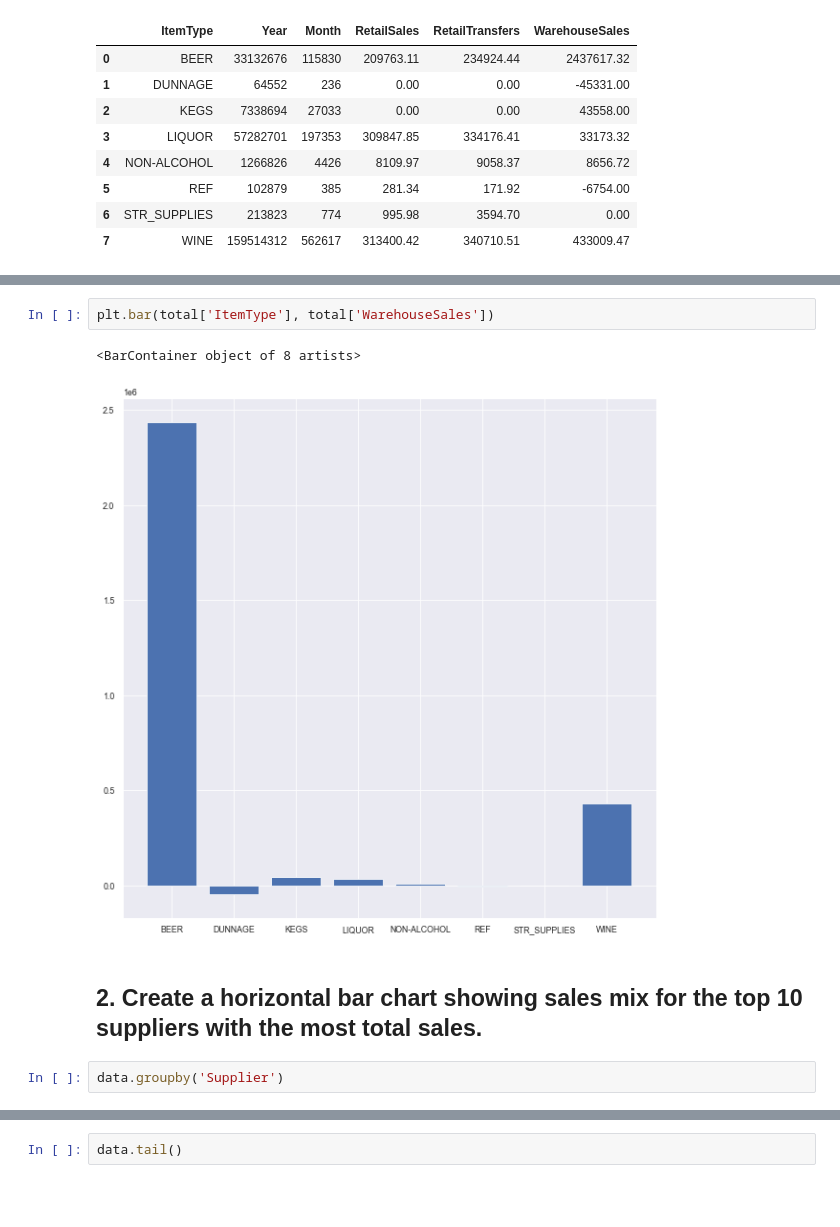
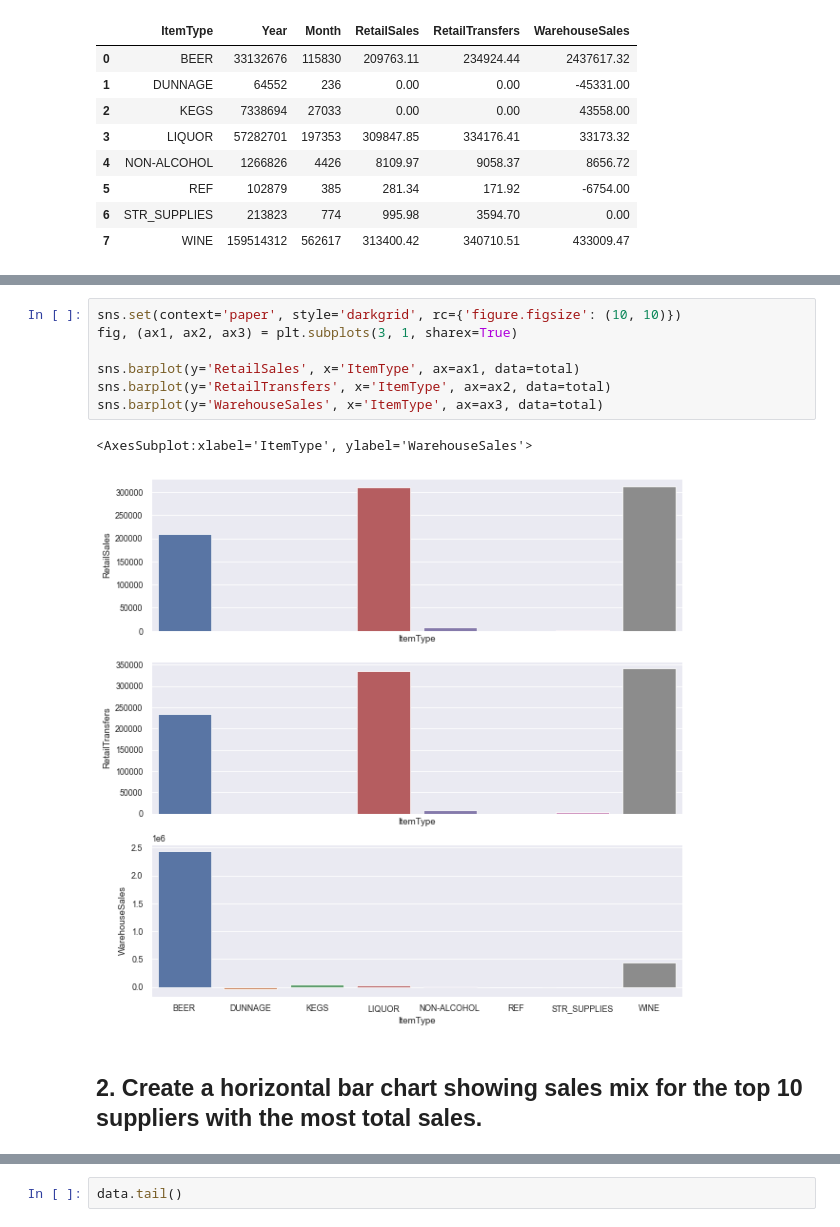
Before and after one commit to Data-FT-MX/lab-plotting-multiple-data-series, a Jupyter notebook: your-code/main.ipynb, the cells around one changed output, grey strips where cells are left out. Cells and saved outputs as stored; diff of their text form; blank space fills up the shorter version.

```diff
--- a/your-code/main.ipynb
+++ b/your-code/main.ipynb
@@ -61,9 +44,12 @@ plt.bar(total['ItemType'], total['RetailTransfers'])
-# %%
-plt.bar(total['ItemType'], total['WarehouseSales'])
-# %% [output]
-<BarContainer object of 8 artists>
-[figure, removed]
+# %%
+sns.set(context='paper', style='darkgrid', rc={'figure.figsize': (10, 10)})
+fig, (ax1, ax2, ax3) = plt.subplots(3, 1, sharex=True)
+
+sns.barplot(y='RetailSales', x='ItemType', ax=ax1, data=total)
+sns.barplot(y='RetailTransfers', x='ItemType', ax=ax2, data=total)
+sns.barplot(y='WarehouseSales', x='ItemType', ax=ax3, data=total)
+# %% [output]
+<AxesSubplot:xlabel='ItemType', ylabel='WarehouseSales'>
+[figure, added]
 # %% [markdown]
 ## 2. Create a horizontal bar chart showing sales mix for the top 10 suppliers with the most total sales.
-# %%
-data.groupby('Supplier')
```
Also changed, not shown: parts of 11 cells of this notebook.
